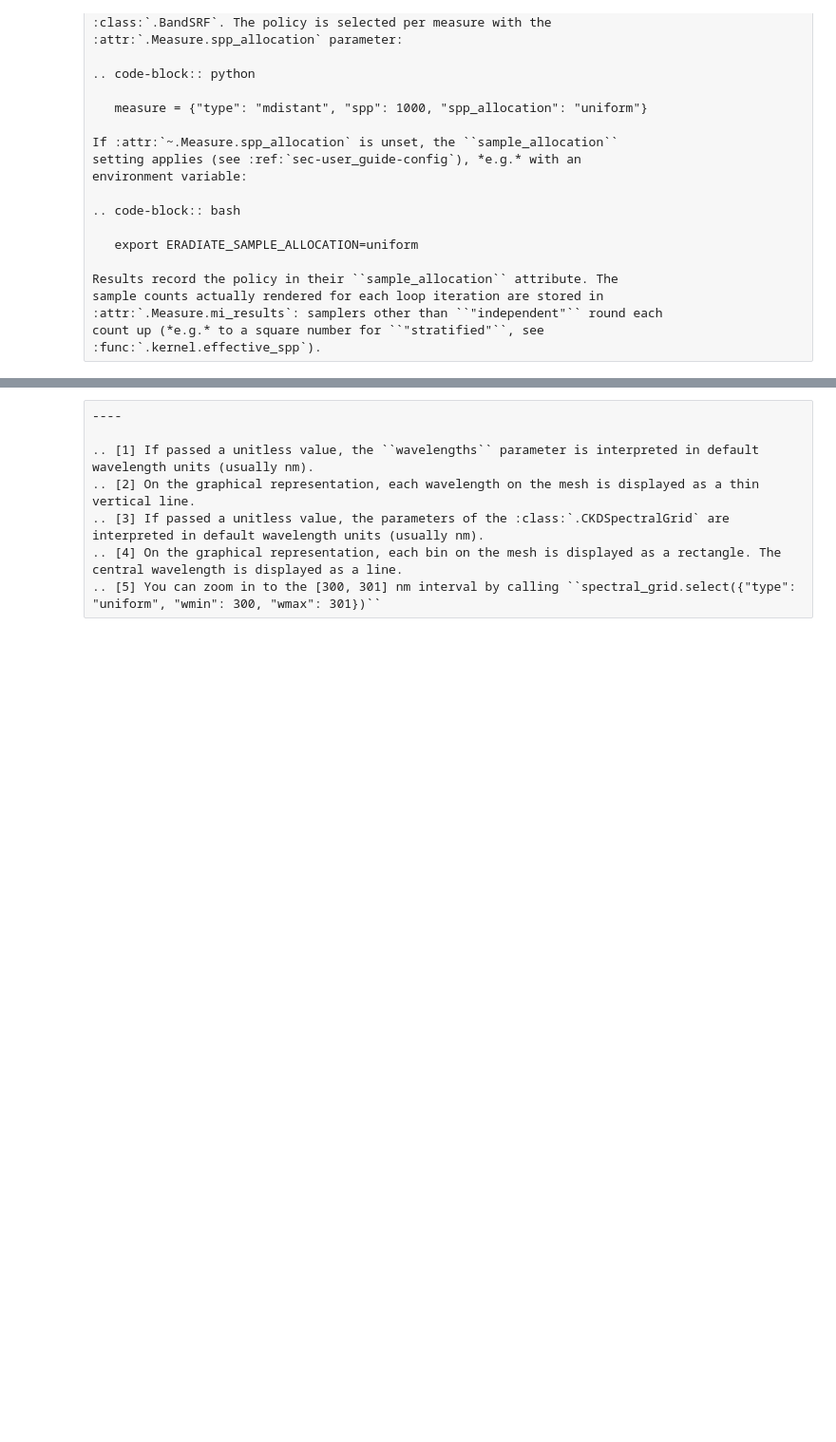
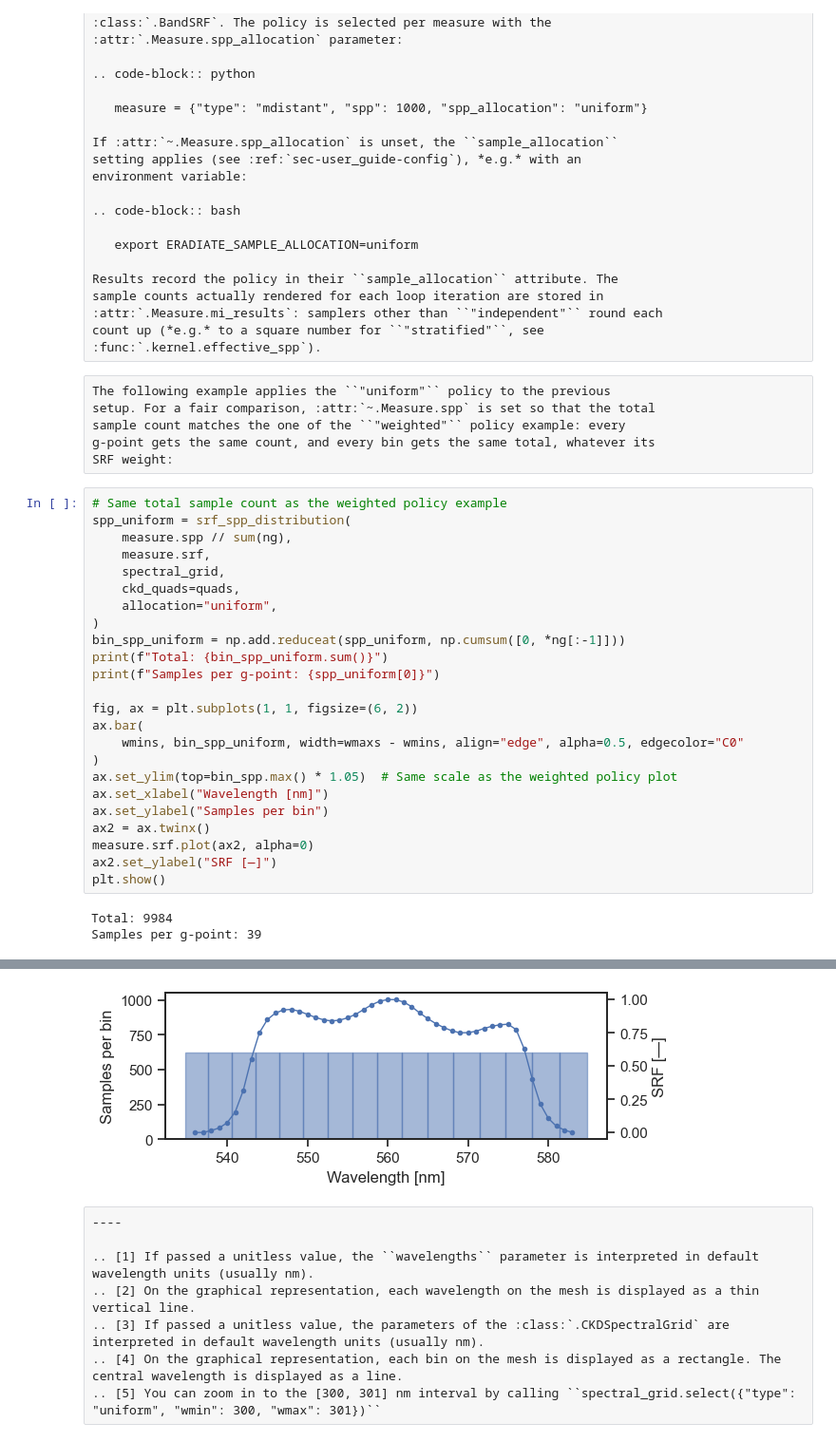
Before and after one commit to eradiate/eradiate, a Jupyter notebook: docs/user_guide/spectral_discretization.ipynb, the cells around one changed output, grey strips where cells are left out. Shown at 95% size. Cells and saved outputs as stored; diff of their text form; blank space fills up the shorter version.

```diff
--- a/docs/user_guide/spectral_discretization.ipynb
+++ b/docs/user_guide/spectral_discretization.ipynb
@@ -417,3 +417,36 @@ sample counts actually rendered for each loop iteration are stored in
 :attr:`.Measure.mi_results`: samplers other than ``"independent"`` round each
 count up (*e.g.* to a square number for ``"stratified"``, see
 :func:`.kernel.effective_spp`).
+# %% [raw]
+The following example applies the ``"uniform"`` policy to the previous
+setup. For a fair comparison, :attr:`~.Measure.spp` is set so that the total
+sample count matches the one of the ``"weighted"`` policy example: every
+g-point gets the same count, and every bin gets the same total, whatever its
+SRF weight:
+# %%
+# Same total sample count as the weighted policy example
+spp_uniform = srf_spp_distribution(
+    measure.spp // sum(ng),
+    measure.srf,
+    spectral_grid,
+    ckd_quads=quads,
+    allocation="uniform",
+)
+bin_spp_uniform = np.add.reduceat(spp_uniform, np.cumsum([0, *ng[:-1]]))
+print(f"Total: {bin_spp_uniform.sum()}")
+print(f"Samples per g-point: {spp_uniform[0]}")
+
+fig, ax = plt.subplots(1, 1, figsize=(6, 2))
+ax.bar(
+    wmins, bin_spp_uniform, width=wmaxs - wmins, align="edge", alpha=0.5, edgecolor="C0"
+)
+ax.set_ylim(top=bin_spp.max() * 1.05)  # Same scale as the weighted policy plot
+ax.set_xlabel("Wavelength [nm]")
+ax.set_ylabel("Samples per bin")
+ax2 = ax.twinx()
+measure.srf.plot(ax2, alpha=0)
+ax2.set_ylabel("SRF [—]")
+plt.show()
+# %% [output]
+Total: 9984
+Samples per g-point: 39
@@ -420,3 +454,4 @@ count up (*e.g.* to a square number for ``"stratified"``, see
+[figure, added]
 # %% [raw]
 ----
 
```
Also changed, not shown: parts of 3 cells of this notebook, 4 other files.
